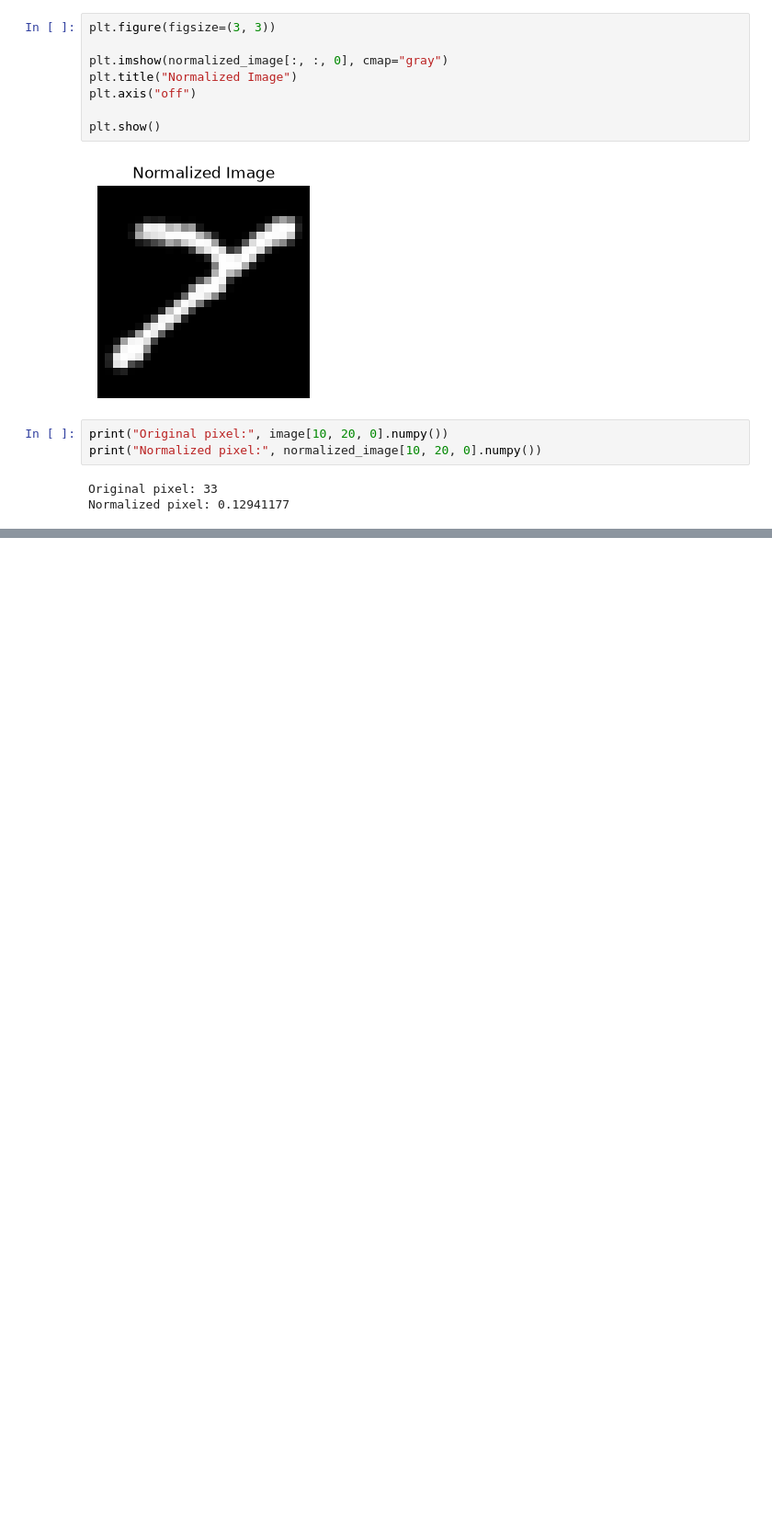
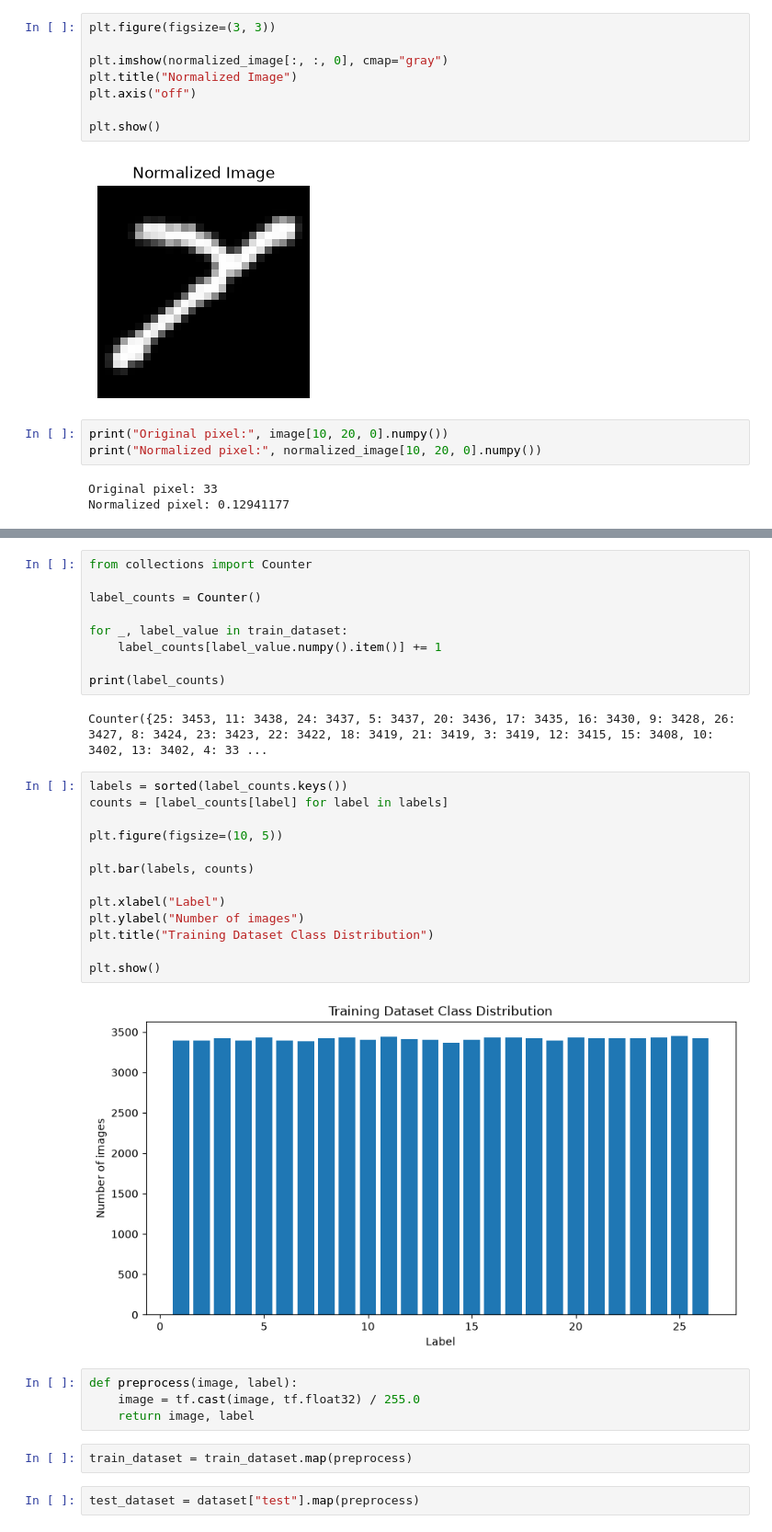
Before and after one commit to fajsef9/handwritten-alphabet-recognizer, a Jupyter notebook: notebooks/01_dataset_exploration.ipynb, the cells around one changed output, grey strips where cells are left out. Shown at 92% size. Saved outputs shown, nothing was run; the diff lists cells and outputs as text; blank space fills up the shorter version.

Commit message:
Build EMNIST preprocessing pipeline

```diff
--- a/notebooks/01_dataset_exploration.ipynb
+++ b/notebooks/01_dataset_exploration.ipynb
@@ -145,0 +205,34 @@ Normalized pixel: 0.12941177
+# %%
+from collections import Counter
+
+label_counts = Counter()
+
+for _, label_value in train_dataset:
+    label_counts[label_value.numpy().item()] += 1
+
+print(label_counts)
+# %% [output]
+Counter({25: 3453, 11: 3438, 24: 3437, 5: 3437, 20: 3436, 17: 3435, 16: 3430, 9: 3428, 26: 3427, 8: 3424, 23: 3423, 22: 3422, 18: 3419, 21: 3419, 3: 3419, 12: 3415, 15: 3408, 10: 3402, 13: 3402, 4: 33 ...
+# %%
+labels = sorted(label_counts.keys())
+counts = [label_counts[label] for label in labels]
+
+plt.figure(figsize=(10, 5))
+
+plt.bar(labels, counts)
+
+plt.xlabel("Label")
+plt.ylabel("Number of images")
+plt.title("Training Dataset Class Distribution")
+
+plt.show()
+# %% [output]
+[figure, added]
+# %%
+def preprocess(image, label):
+    image = tf.cast(image, tf.float32) / 255.0
+    return image, label
+# %%
+train_dataset = train_dataset.map(preprocess)
+# %%
+test_dataset = dataset["test"].map(preprocess)
```
Also changed, not shown: parts of 12 cells of this notebook.
